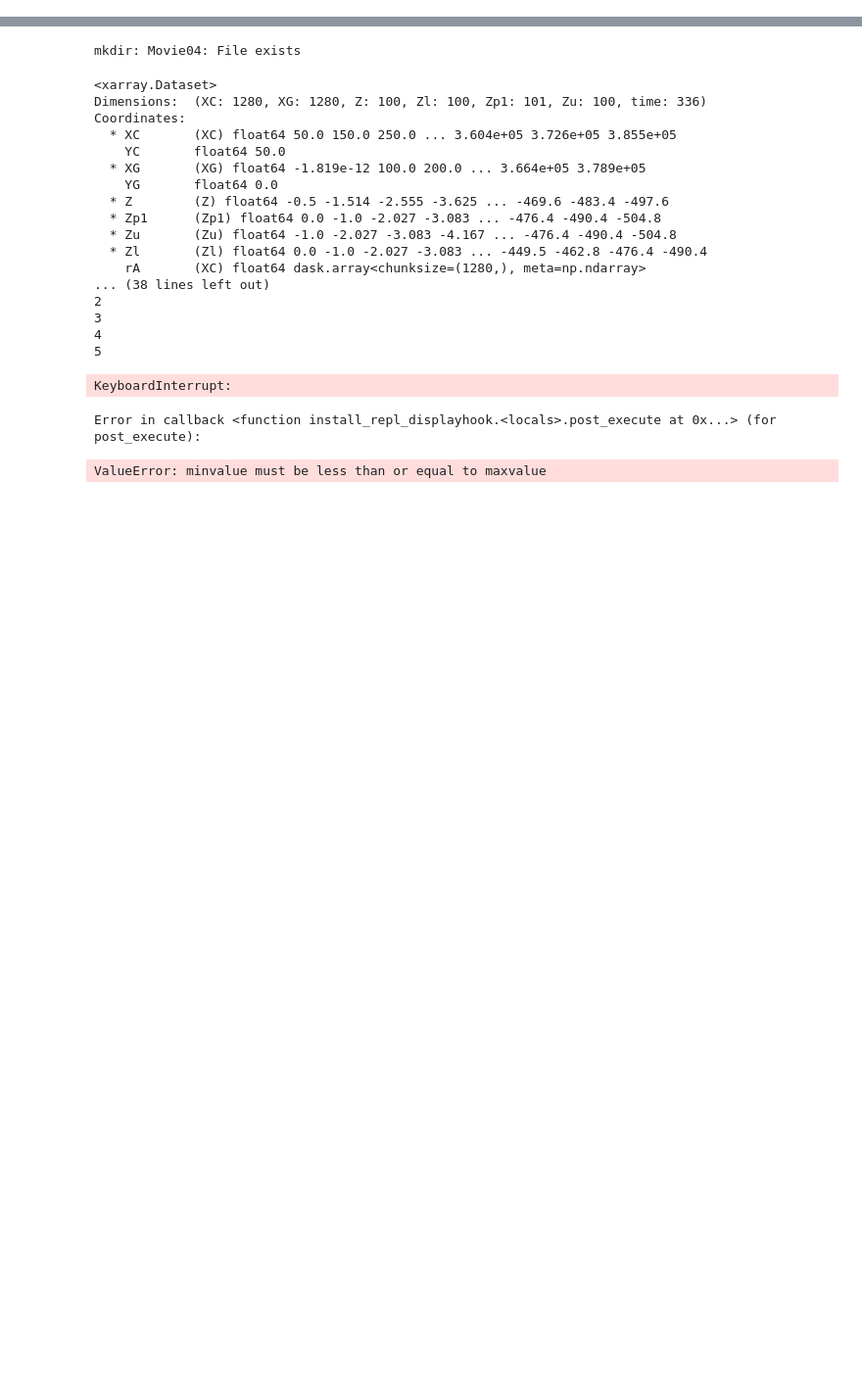
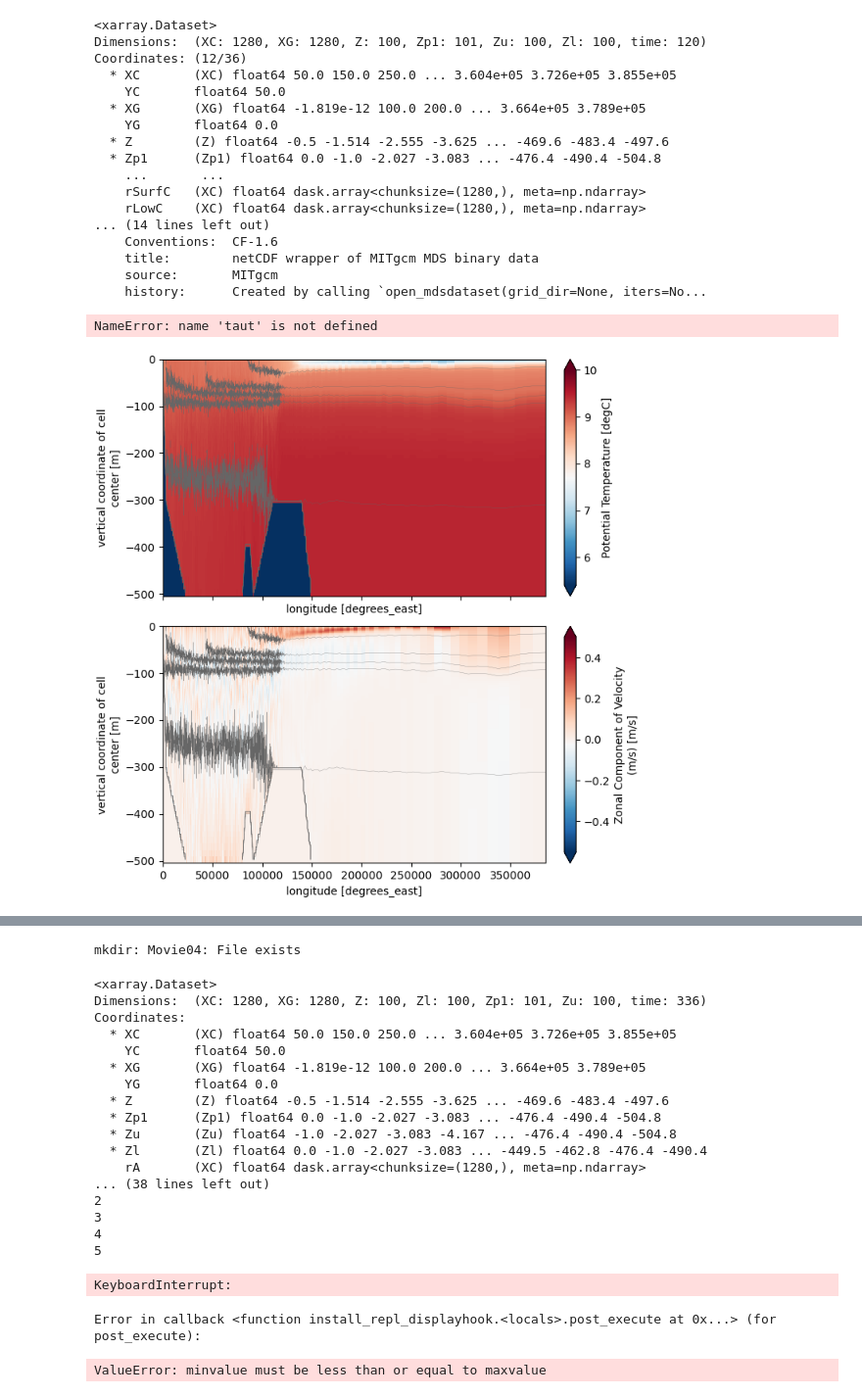
Before and after one commit to jklymak/FjordForce, a Jupyter notebook: input/Untitled.ipynb, the cells around one changed output, grey strips where cells are left out. Shown at 98% size. Saved outputs shown, nothing was run; the diff lists cells and outputs as text; code cells hidden in the pictures; blank space fills up the shorter version.

```diff
--- a/input/Untitled.ipynb
+++ b/input/Untitled.ipynb
@@ -18,5 +18,55 @@ taut = 0 * t
 taut[t<=24] = np.arange(25) / 24 * taumax
 taut[(t>24) & (t<(5*24))] = taumax
 taut[(t>=5*24) & (t<6*24)] = np.arange(23, -1, -1) / 24 * taumax
+# %%
+with xmitgcm.open_mdsdataset('../results/Bute07/input/', endian='<', iters=np.arange(0*3600, 120*3600, 3600)) as ds0:
+    ds0=ds0.isel(YC=0, YG=0)
+    print(ds0)
+
+    for i in range(119, 120):
+        ds = ds0.isel(time=i)
+        ds['pden'] = ds.THETA * -0.2 + ds.SALT * 0.75
+
+        fig, ax = plt.subplots(2, 1, sharex=True, sharey=True, constrained_layout=True, figsize=(7, 7))
+
+        ds.THETA.plot.pcolormesh(ax=ax[0], vmin=2+8, vmax=-2+8, cmap='RdBu_r')
+        ds.pden.plot.contour(ax=ax[0], levels=np.array([10, 15, 20, 20.5, 20.75, 21, 21.25]), linewidths=0.2, colors='0.4')
+                                           # levels=np.array([15, 20, 25, 26, 27, 28, 29, 29.25, 29.5, 29.75, 30, 30.05, 30.1, 30.2, 30.3]))
+
+
+        ds.UVEL.plot.pcolormesh(ax=ax[1], vmin=0.5, vmax=-0.5, cmap='RdBu_r')
+
+        ds.pden.plot.contour(ax=ax[1], levels=np.array([10, 15, 20, 20.5, 20.75, 21, 21.25]),linewidths=0.2, colors='0.4')
+                                           # levels=np.array([15, 20, 25, 26, 27, 28, 29, 29.25, 29.5, 29.75, 30, 30.05, 30.1, 30.2, 30.3]))
+
+        ax[1].set_title('')
+
+        ax[0].set_title('')
+
+        ax[0].set_title(f'{i:4d} [h]: $\\tau = {taut[i]:2.2f}$', loc='left')
+#        ax[0].set_xlim([-100, 75000])
+
+        ax[0].set_ylim([-210, 0])
+        #fig.savefig(f'Movie07/frame{i:04d}.png')
+# %% [output]
+<xarray.Dataset>
+Dimensions:  (XC: 1280, XG: 1280, Z: 100, Zp1: 101, Zu: 100, Zl: 100, time: 120)
+Coordinates: (12/36)
+  * XC       (XC) float64 50.0 150.0 250.0 ... 3.604e+05 3.726e+05 3.855e+05
+    YC       float64 50.0
+  * XG       (XG) float64 -1.819e-12 100.0 200.0 ... 3.664e+05 3.789e+05
+    YG       float64 0.0
+  * Z        (Z) float64 -0.5 -1.514 -2.555 -3.625 ... -469.6 -483.4 -497.6
+  * Zp1      (Zp1) float64 0.0 -1.0 -2.027 -3.083 ... -476.4 -490.4 -504.8
+    ...       ...
+    rSurfC   (XC) float64 dask.array<chunksize=(1280,), meta=np.ndarray>
+    rLowC    (XC) float64 dask.array<chunksize=(1280,), meta=np.ndarray>
+... (14 lines left out)
+    Conventions:  CF-1.6
+    title:        netCDF wrapper of MITgcm MDS binary data
+    source:       MITgcm
+    history:      Created by calling `open_mdsdataset(grid_dir=None, iters=No...
+NameError: name 'taut' is not defined
+[figure, added]
 # %%
 matplotlib.use('agg')
```
Also changed, not shown: parts of 2 cells of this notebook, 3 other files.
